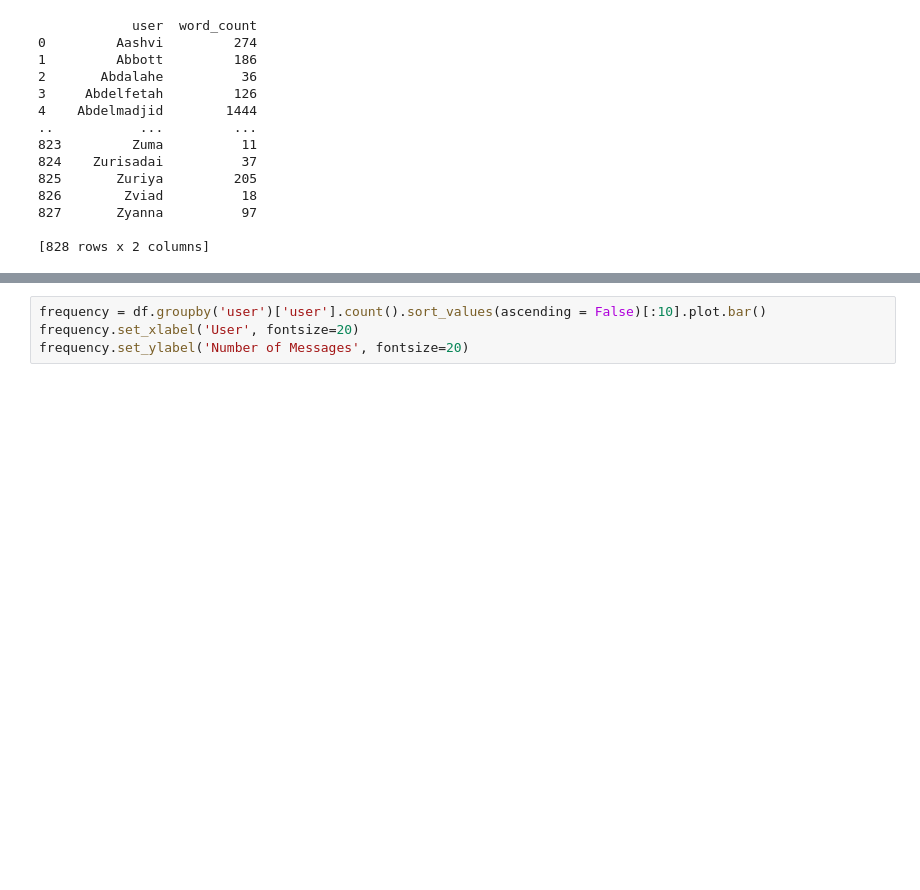
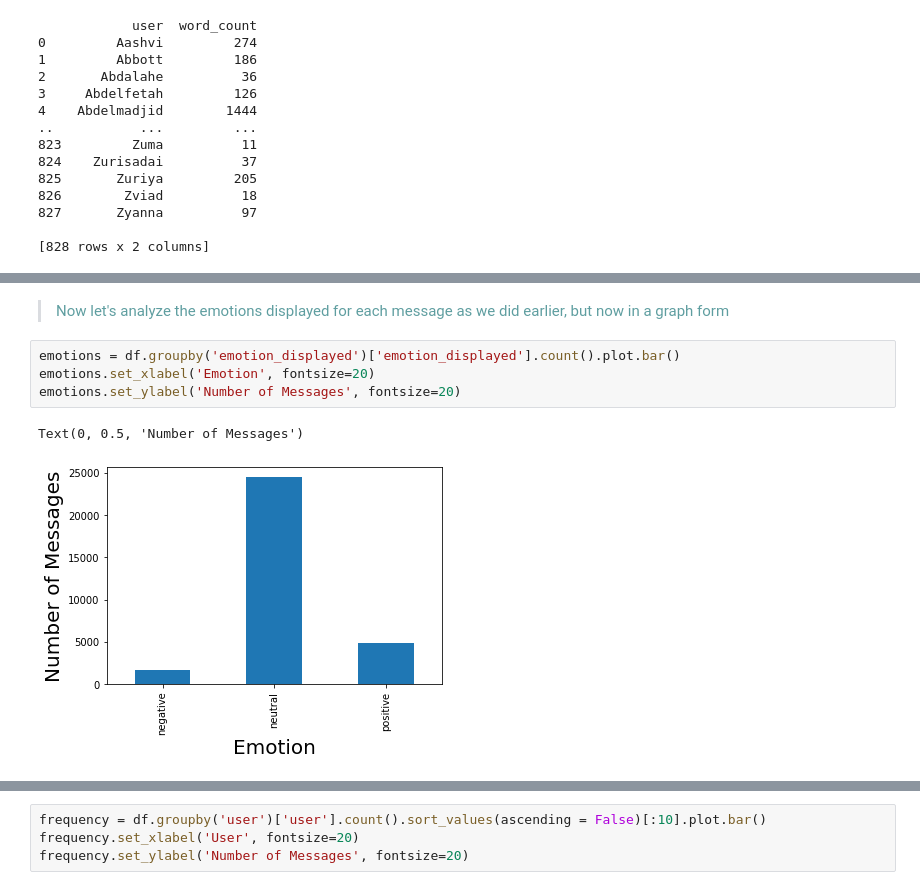
Before and after one commit to vcu-swim-lab/digital-forensics-data-science-tutorials, a Jupyter notebook: Analyzing_Chat_Log_Data_Sets.ipynb, the cells around one changed output, grey strips where cells are left out. Drawn from its saved outputs; the diff is of its cells as text; blank space fills up the shorter version.

```diff
--- a/Analyzing_Chat_Log_Data_Sets.ipynb
+++ b/Analyzing_Chat_Log_Data_Sets.ipynb
@@ -736,0 +778,9 @@ Nice! As we can see most users have sent less than 5000 words, while there are a
+# %% [markdown]
+<blockquote style="color:cadetblue";>Now let's analyze the emotions displayed for each message as we did earlier, but now in a graph form</blockquote>
+# %%
+emotions = df.groupby('emotion_displayed')['emotion_displayed'].count().plot.bar()
+emotions.set_xlabel('Emotion', fontsize=20)
+emotions.set_ylabel('Number of Messages', fontsize=20)
+# %% [output]
+Text(0, 0.5, 'Number of Messages')
+[figure, added]
```
Also changed, not shown: parts of 101 cells of this notebook.
